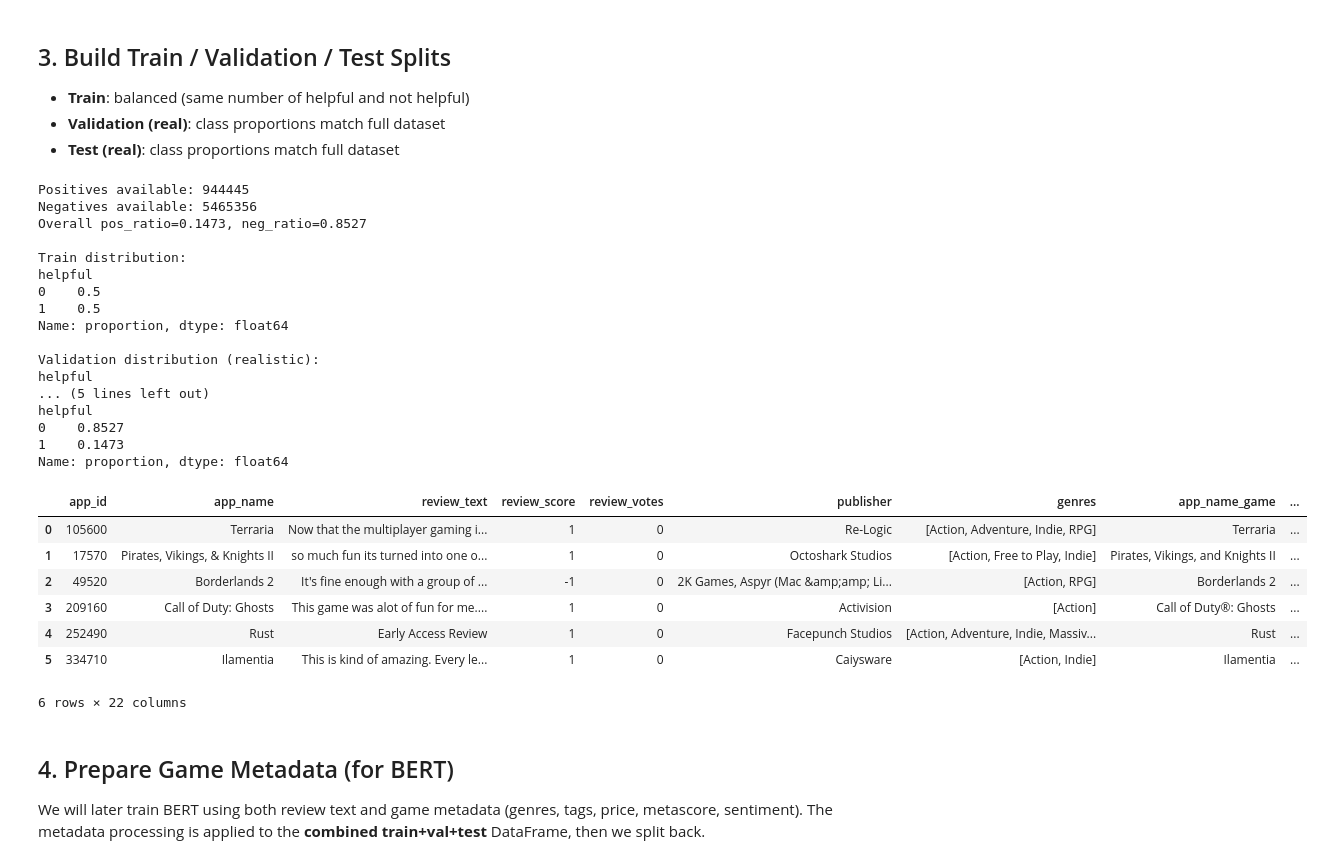
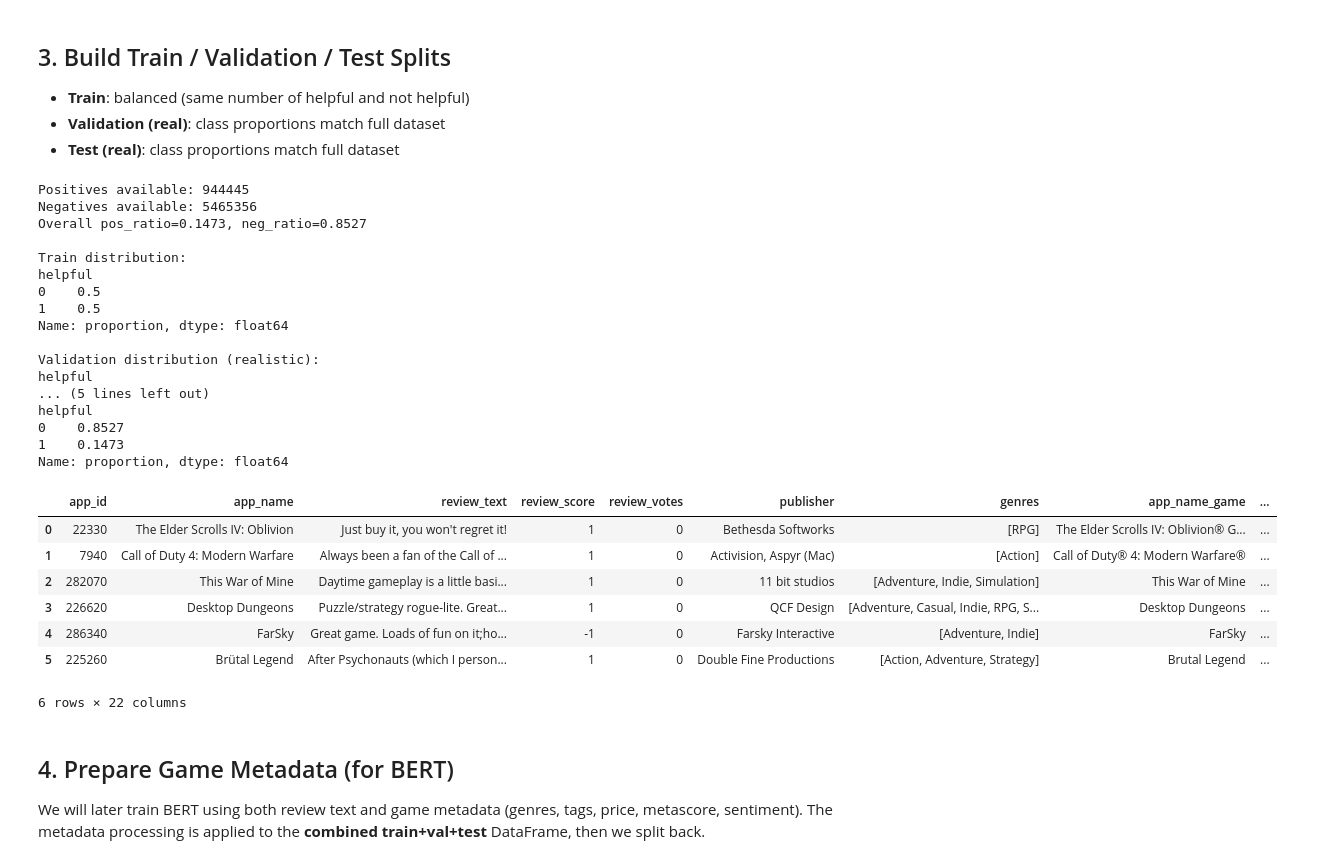
Before and after one commit to clyben/258proj, a Jupyter notebook: steam_helpfulness.ipynb, the cells around one changed output. Saved outputs shown, nothing was run; the diff lists cells and outputs as text; code cells hidden in the pictures.

```diff
--- a/steam_helpfulness.ipynb
+++ b/steam_helpfulness.ipynb
@@ -145,7 +145,7 @@ Name: proportion, dtype: float64
 - **Validation (real)**: class proportions match full dataset
 - **Test (real)**: class proportions match full dataset
 # %%
-TRAIN_PER_CLASS = 50000
+TRAIN_PER_CLASS = 100000
 VAL_TOTAL = 10000
 TEST_TOTAL = 20000
 
@@ -204,39 +204,39 @@ test_pos = df_pos_rest2.sample(test_pos_n, random_state=RANDOM_STATE + 4)
 test_neg = df_neg_rest2.sample(test_neg_n, random_state=RANDOM_STATE + 5)
 df_test = pd.concat([test_pos, test_neg]).sample(frac=1.0, random_state=RANDOM_STATE + 6).reset_index(drop=True)
 
 print("\nTrain distribution:")
 print(df_train["helpful"].value_counts(normalize=True))
 print("\nValidation distribution (realistic):")
 print(df_val["helpful"].value_counts(normalize=True))
 print("\nTest distribution (realistic):")
 print(df_test["helpful"].value_counts(normalize=True))
 
 display(df_test.head(6))
 # %% [output]
 Positives available: 944445
 Negatives available: 5465356
 Overall pos_ratio=0.1473, neg_ratio=0.8527
 
 Train distribution:
 helpful
 0    0.5
 1    0.5
 Name: proportion, dtype: float64
 
 Validation distribution (realistic):
 helpful
 ... (5 lines left out)
 helpful
 0    0.8527
 1    0.1473
 Name: proportion, dtype: float64
 |  | app_id | app_name | review_text | review_score | review_votes | publisher | genres | app_name_game | ... |
-| 0 | 105600 | Terraria | Now that the multiplayer gaming i... | 1 | 0 | Re-Logic | [Action, Adventure, Indie, RPG] | Terraria | ... |
-| 1 | 17570 | Pirates, Vikings, & Knights II | so much fun its turned into one o... | 1 | 0 | Octoshark Studios | [Action, Free to Play, Indie] | Pirates, Vikings, and Knights II | ... |
-| 2 | 49520 | Borderlands 2 | It's fine enough with a group of ... | -1 | 0 | 2K Games, Aspyr (Mac &amp;amp; Li... | [Action, RPG] | Borderlands 2 | ... |
-| 3 | 209160 | Call of Duty: Ghosts | This game was alot of fun for me.... | 1 | 0 | Activision | [Action] | Call of Duty®: Ghosts | ... |
-| 4 | 252490 | Rust | Early Access Review | 1 | 0 | Facepunch Studios | [Action, Adventure, Indie, Massiv... | Rust | ... |
-| 5 | 334710 | Ilamentia | This is kind of amazing. Every le... | 1 | 0 | Caiysware | [Action, Indie] | Ilamentia | ... |
+| 0 | 22330 | The Elder Scrolls IV: Oblivion | Just buy it, you won't regret it! | 1 | 0 | Bethesda Softworks | [RPG] | The Elder Scrolls IV: Oblivion® G... | ... |
+| 1 | 7940 | Call of Duty 4: Modern Warfare | Always been a fan of the Call of ... | 1 | 0 | Activision, Aspyr (Mac) | [Action] | Call of Duty® 4: Modern Warfare® | ... |
+| 2 | 282070 | This War of Mine | Daytime gameplay is a little basi... | 1 | 0 | 11 bit studios | [Adventure, Indie, Simulation] | This War of Mine | ... |
+| 3 | 226620 | Desktop Dungeons | Puzzle/strategy rogue-lite. Great... | 1 | 0 | QCF Design | [Adventure, Casual, Indie, RPG, S... | Desktop Dungeons | ... |
+| 4 | 286340 | FarSky | Great game. Loads of fun on it;ho... | -1 | 0 | Farsky Interactive | [Adventure, Indie] | FarSky | ... |
+| 5 | 225260 | Brütal Legend | After Psychonauts (which I person... | 1 | 0 | Double Fine Productions | [Action, Adventure, Strategy] | Brutal Legend | ... |
 6 rows × 22 columns
 # %% [markdown]
 ## 4. Prepare Game Metadata (for BERT)
```
Also changed, not shown: parts of 4 cells of this notebook.
